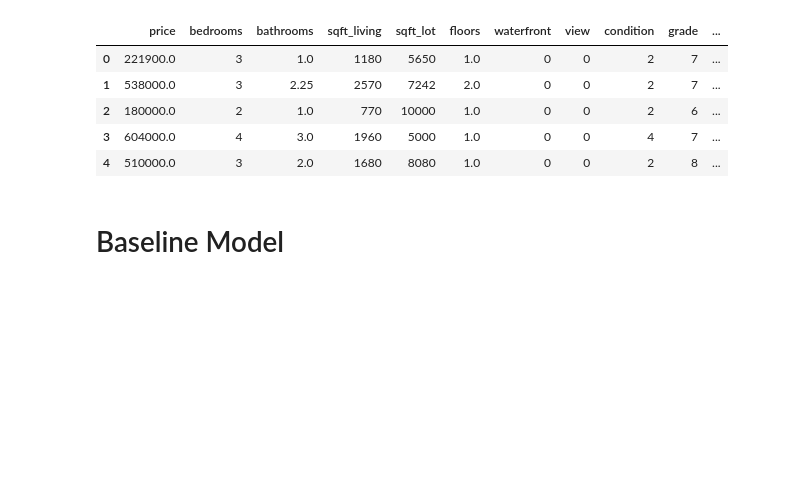
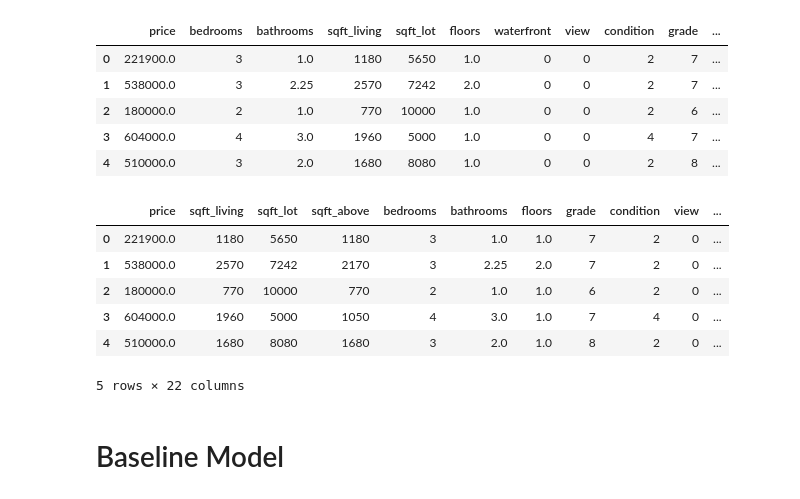
Before and after one commit to vivyhasadream/DS_P2_King-County-House-Sales-Predict, a Jupyter notebook: Han_3_Model.ipynb, the cells around one changed output. Saved outputs shown, nothing was run; the diff lists cells and outputs as text; code cells hidden in the pictures; blank space fills up the shorter version.

```diff
--- a/Han_3_Model.ipynb
+++ b/Han_3_Model.ipynb
@@ -24,6 +24,16 @@ df.head()
 | 2 | 180000.0 | 2 | 1.0 | 770 | 10000 | 1.0 | 0 | 0 | 2 | 6 | ... |
 | 3 | 604000.0 | 4 | 3.0 | 1960 | 5000 | 1.0 | 0 | 0 | 4 | 7 | ... |
 | 4 | 510000.0 | 3 | 2.0 | 1680 | 8080 | 1.0 | 0 | 0 | 2 | 8 | ... |
+# %%
+df_comp.head()
+# %% [output]
+|  | price | sqft_living | sqft_lot | sqft_above | bedrooms | bathrooms | floors | grade | condition | view | ... |
+| 0 | 221900.0 | 1180 | 5650 | 1180 | 3 | 1.0 | 1.0 | 7 | 2 | 0 | ... |
+| 1 | 538000.0 | 2570 | 7242 | 2170 | 3 | 2.25 | 2.0 | 7 | 2 | 0 | ... |
+| 2 | 180000.0 | 770 | 10000 | 770 | 2 | 1.0 | 1.0 | 6 | 2 | 0 | ... |
+| 3 | 604000.0 | 1960 | 5000 | 1050 | 4 | 3.0 | 1.0 | 7 | 4 | 0 | ... |
+| 4 | 510000.0 | 1680 | 8080 | 1680 | 3 | 2.0 | 1.0 | 8 | 2 | 0 | ... |
+5 rows × 22 columns
 # %% [markdown]
 # Baseline Model
 # %%
```
Also changed, not shown: parts of 10 cells of this notebook, 1 other file.
